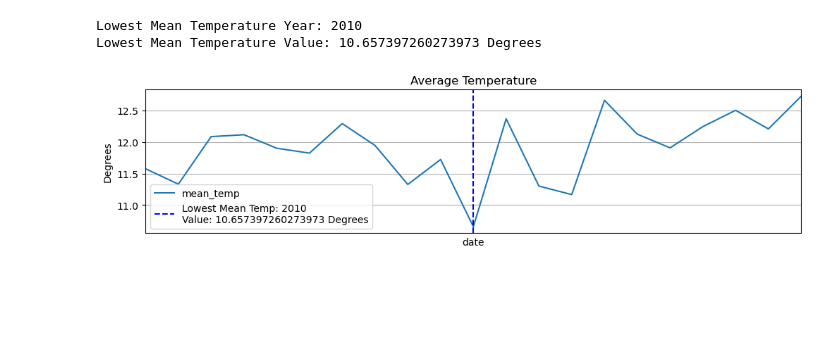
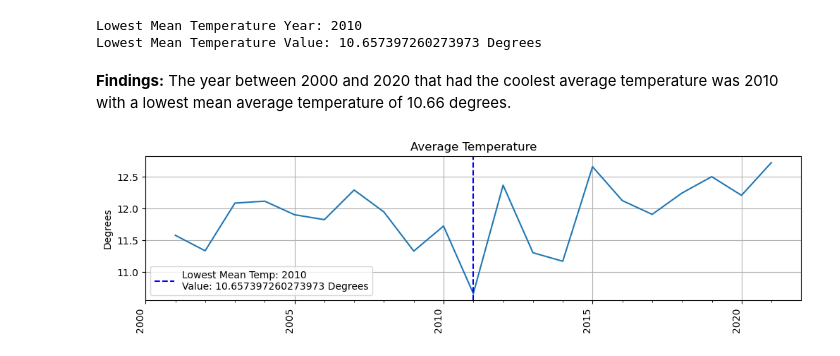
Before and after one commit to A-Kutscher/-Core--Resampling-Datetime-Data, a Jupyter notebook: (Core) Resampling Datetime Data.ipynb, the cells around one changed output. Drawn from its saved outputs; the diff is of its cells as text; code cells hidden in the pictures; blank space fills up the shorter version.

```diff
--- a/(Core) Resampling Datetime Data.ipynb
+++ b/(Core) Resampling Datetime Data.ipynb
@@ -365,37 +371,39 @@ print(f"Lowest Mean Temperature Value: {lowest_mean_temp_val} Degrees")
 # %% [output]
 Lowest Mean Temperature Year: 2010
 Lowest Mean Temperature Value: 10.657397260273973 Degrees
+# %% [markdown]
+**Findings:** The year between 2000 and 2020 that had the coolest average temperature was 2010 with a lowest mean average temperature of 10.66 degrees.
 # %%
 # Create a figure and axes
 fig, ax = plt.subplots(figsize=(12,3))
 
 # Plot the data
-yearly_mean_temp.plot(ax=ax)
+ax.plot(yearly_mean_temp)
 ax.set(title='Average Temperature', ylabel='Degrees')
 
 # Customize major ticks
 major_loc = mdates.YearLocator(5)
 major_fmt = mdates.DateFormatter("%Y")
 ax.xaxis.set_major_locator(major_loc)
 ax.xaxis.set_major_formatter(major_fmt)
 
 # Customize minor ticks
 minor_loc = mdates.YearLocator(1)
 ax.xaxis.set_minor_locator(minor_loc)
 
 # Final xdate tweaks
 fig.autofmt_xdate(which='major', rotation=90)
 
 # Add a vertical line at max precip date with a label that says the date
 # (using date format: "April 2000") and the max precipitation value.
 ax.axvline(lowest_mean_temp_date, color='blue', linestyle='--',
            label=f'Lowest Mean Temp: {lowest_mean_temp_date.strftime("%Y")}\nValue: {lowest_mean_temp_val} Degrees')
 
 # Add a legend
 ax.legend()
 
 # Display the plot
 plt.grid(True)
 plt.show()
 # %% [output]
-[figure, old version]
+[figure, new version]
```
Also changed, not shown: parts of 5 cells of this notebook.
